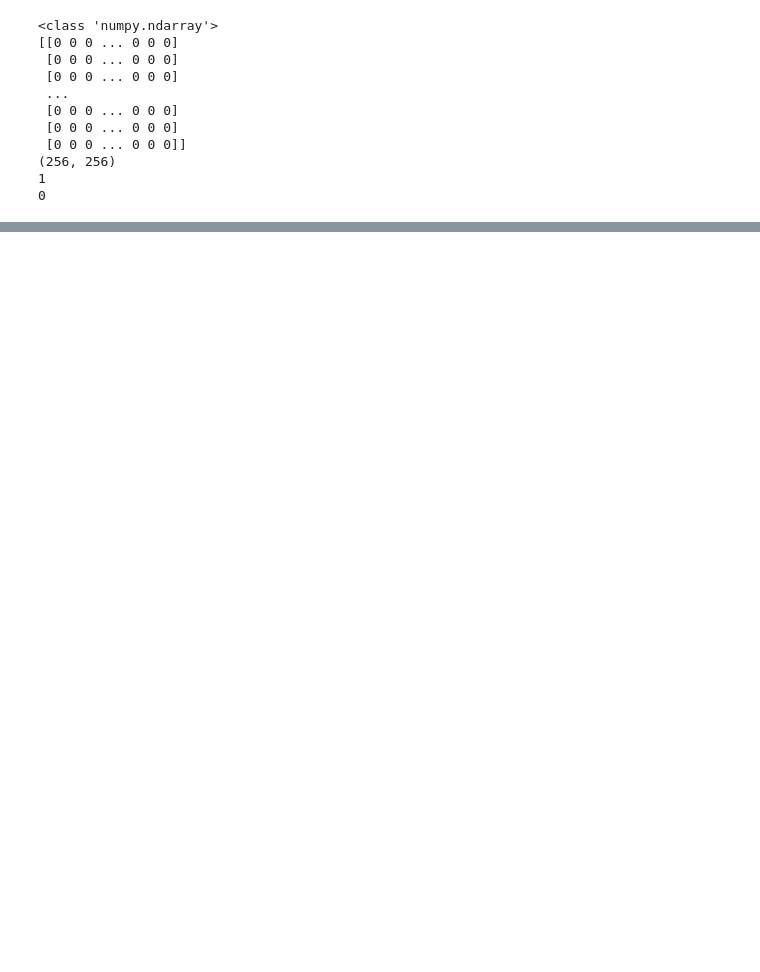
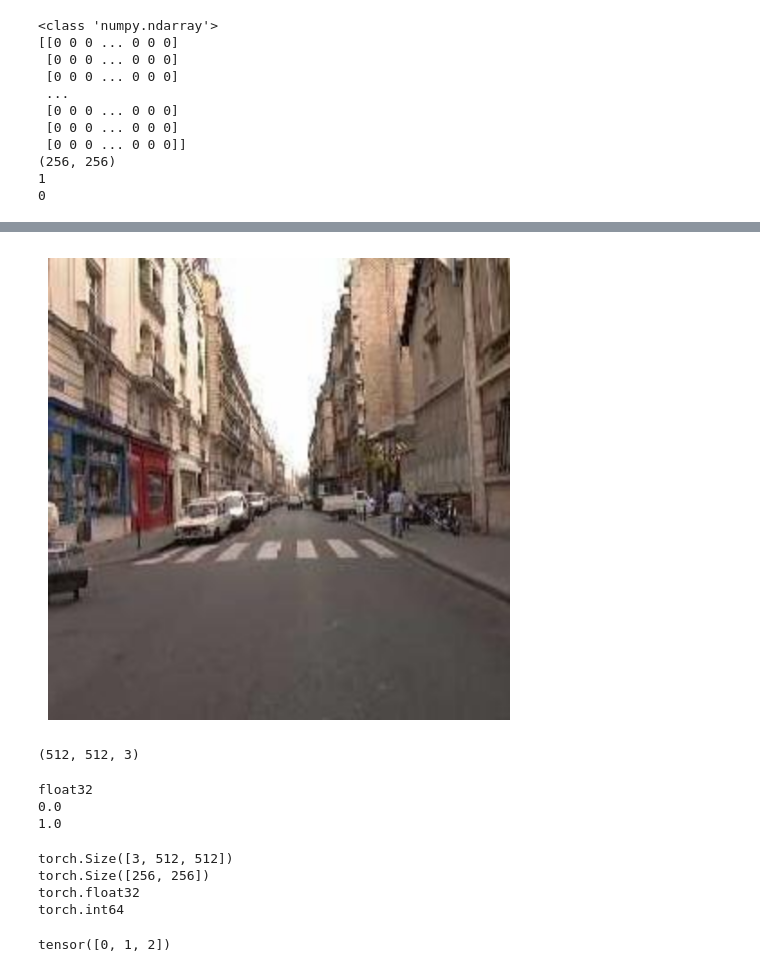
Before and after one commit to San0160/Image-segmentaion, a Jupyter notebook: Image_segmentaion.ipynb, the cells around one changed output, grey strips where cells are left out. Saved outputs shown, nothing was run; the diff lists cells and outputs as text; code cells hidden in the pictures; blank space fills up the shorter version.

```diff
--- a/Image_segmentaion.ipynb
+++ b/Image_segmentaion.ipynb
@@ -159,0 +400,16 @@ Unique pixel values in the mask: [2. 4. 5.]
+# %%
+resized_image = resize_with_padding(
+    image,
+    target_size=(512, 512),
+    is_mask=False
+)
+
+plt.figure(figsize=(6,6))
+plt.imshow(resized_image)
+plt.axis("off")
+plt.show()
+
+print(resized_image.shape)
+# %% [output]
+[figure, added]
+(512, 512, 3)
@@ -159,0 +435,10 @@ Unique pixel values in the mask: [2. 4. 5.]
+# %%
+normalized_image = normalize_image(resized_image)
+
+print(normalized_image.dtype)
+print(normalized_image.min())
+print(normalized_image.max())
+# %% [output]
+float32
+0.0
+1.0
@@ -159,0 +459,20 @@ Unique pixel values in the mask: [2. 4. 5.]
+# %%
+image_tensor, mask_tensor = to_tensor(
+    normalized_image,
+    mask
+)
+
+print(image_tensor.shape)
+print(mask_tensor.shape)
+
+print(image_tensor.dtype)
+print(mask_tensor.dtype)
+# %% [output]
+torch.Size([3, 512, 512])
+torch.Size([256, 256])
+torch.float32
+torch.int64
+# %%
+print(torch.unique(mask_tensor))
+# %% [output]
+tensor([0, 1, 2])
```
Also changed, not shown: parts of 27 cells of this notebook.
